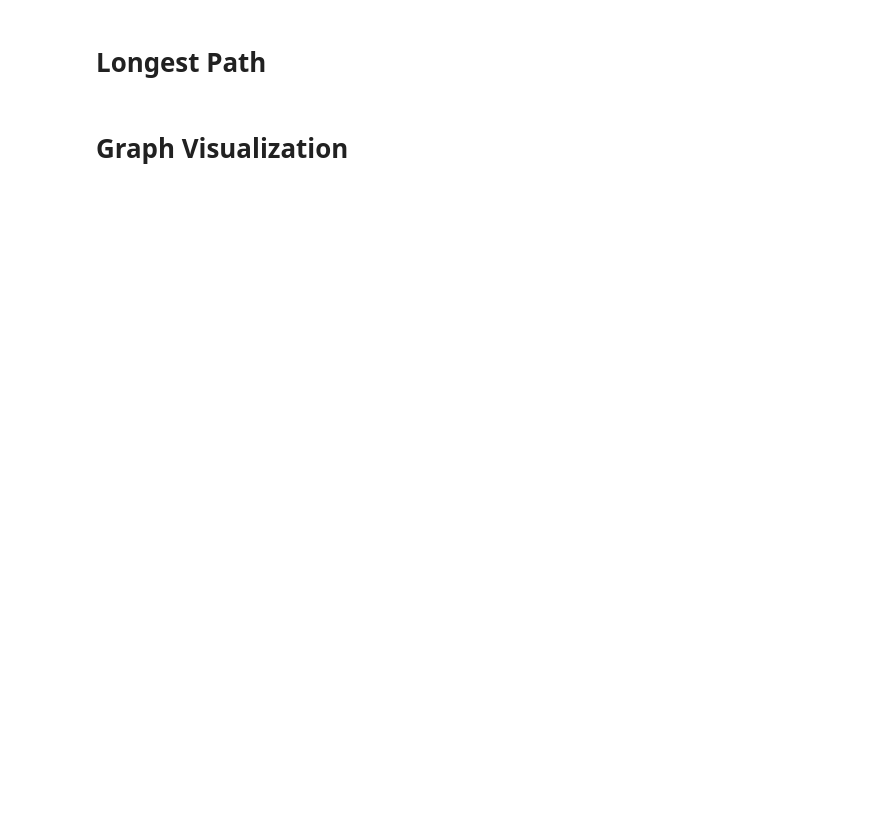
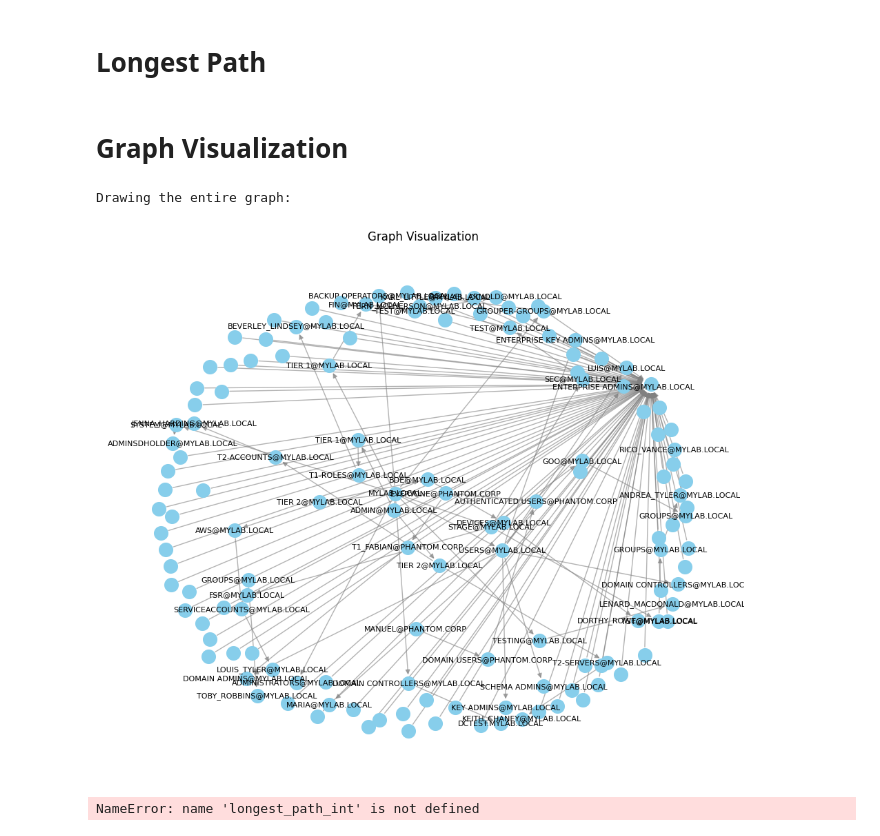
Before and after one commit to markajbell/BH, a Jupyter notebook: Import.ipynb, the cells around one changed output. Drawn from its saved outputs; the diff is of its cells as text; code cells hidden in the pictures; blank space fills up the shorter version.

```diff
--- a/Import.ipynb
+++ b/Import.ipynb
@@ -514,21 +597,0 @@ unique_matching_targets
-# %%
-# prompt: do any edge_tier0['source'] match values in unique_matching_targets
-
-# Convert unique_matching_targets to a set for efficient lookup
-unique_targets_set = set(unique_matching_targets)
-
-# Check if any 'source' value in edges_tier0 is present in unique_targets_set
-matches = edges_all['source'].isin(unique_targets_set)
-
-# Count the number of matches
-num_matches = matches.sum()
-
-if num_matches > 0:
-    print(f"\nYes, {num_matches} values in edges_tier0['source'] match values in unique_matching_targets.")
-    # Optionally, display the matching source values
-    matching_sources = edges_all.loc[matches, 'source'].unique()
-    matching_sources = pd.DataFrame(matching_sources)
-    matching_sources = matching_sources.rename(columns={0: 'node_id'})
-    print("Matching source values:", matching_sources)
-else:
-    print("\nNo values in edges_tier0['source'] match values in unique_matching_targets.")
@@ -1200,37 +1185,41 @@ def draw_graph(graph, path_nodes=None, path_edges=None, node_labels=None):
         nx.draw_networkx_labels(graph, pos, font_size=8)
 
 
     plt.title("Graph Visualization")
     plt.axis('off') # Hide axes
     plt.show()
 
 # --- Visualize the graph ---
 
 # Create node labels from the 'label' column in nodes_all
 # Make sure node_id is the index or a column you can map to the graph nodes
 node_labels = nodes_all.set_index('node_id')['label'].to_dict()
 
 # Draw the entire graph with labels
 print("Drawing the entire graph:")
 draw_graph(G, node_labels=node_labels)
 
 
 # --- Visualize the longest shortest path ---
 
 # Get the edges in the longest shortest path
 path_edges = [(longest_path_int[i], longest_path_int[i+1]) for i in range(len(longest_path_int)-1)]
 
 # Draw the graph highlighting the longest shortest path and its nodes
 print("\nDrawing the graph with the longest shortest path highlighted:")
 draw_graph(G, path_nodes=longest_path_int, path_edges=path_edges, node_labels=node_labels)
 
 
 # --- Visualize the found path from random node to target (if found) ---
 
-if found_path:
-    found_path_int = [int(node) for node in found_path]
-    found_path_edges = [(found_path_int[i], found_path_int[i+1]) for i in range(len(found_path_int)-1)]
-    print(f"\nDrawing the graph with the path from {random_start_node} to {target_node} highlighted:")
-    draw_graph(G, path_nodes=found_path_int, path_edges=found_path_edges, node_labels=node_labels)
-else:
-    print("\nNo path found to highlight for the random node to target.")
+#if found_path:
+#    found_path_int = [int(node) for node in found_path]
+#    found_path_edges = [(found_path_int[i], found_path_int[i+1]) for i in range(len(found_path_int)-1)]
+#    print(f"\nDrawing the graph with the path from {random_start_node} to {target_node} highlighted:")
+#    draw_graph(G, path_nodes=found_path_int, path_edges=found_path_edges, node_labels=node_labels)
+#else:
+#    print("\nNo path found to highlight for the random node to target.")
+# %% [output]
+Drawing the entire graph:
+[figure, added]
+NameError: name 'longest_path_int' is not defined
```
Also changed, not shown: parts of 41 cells of this notebook.
